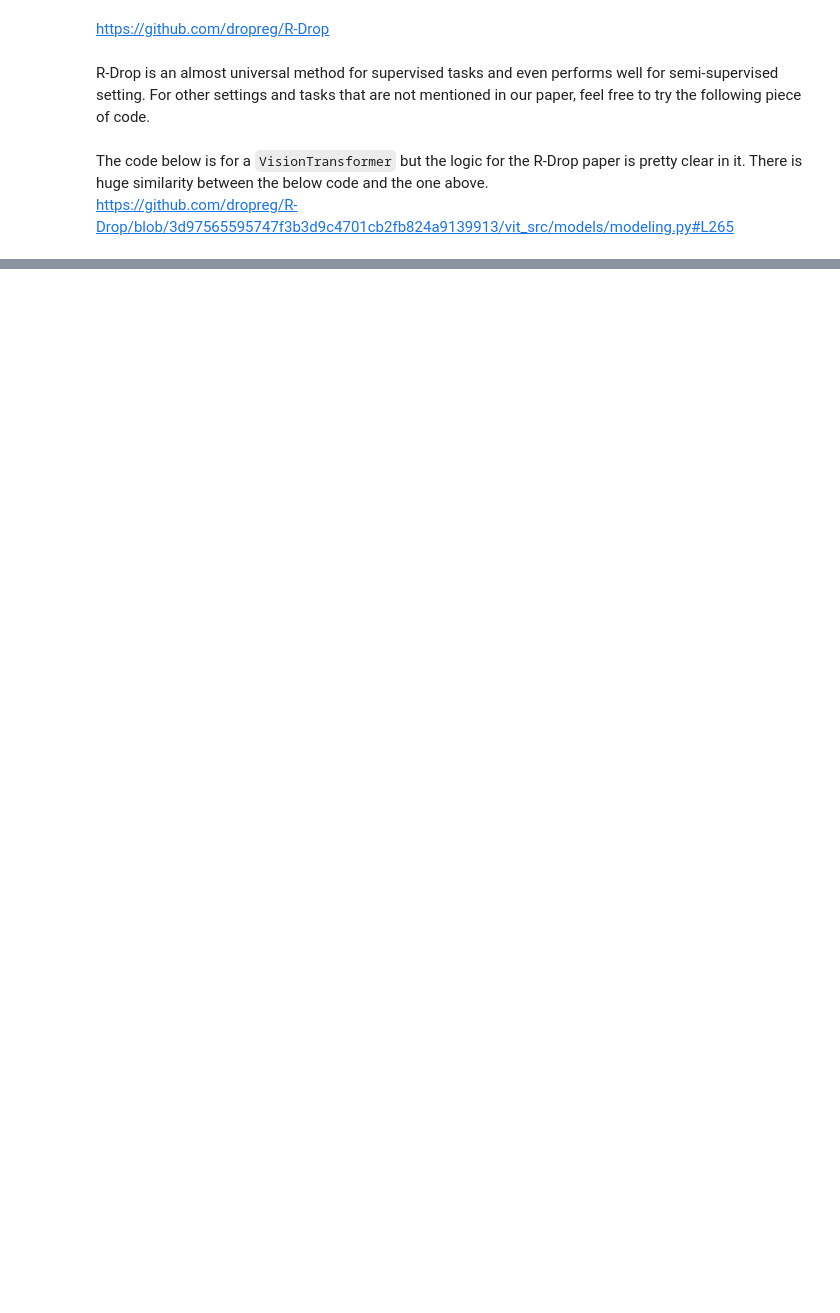
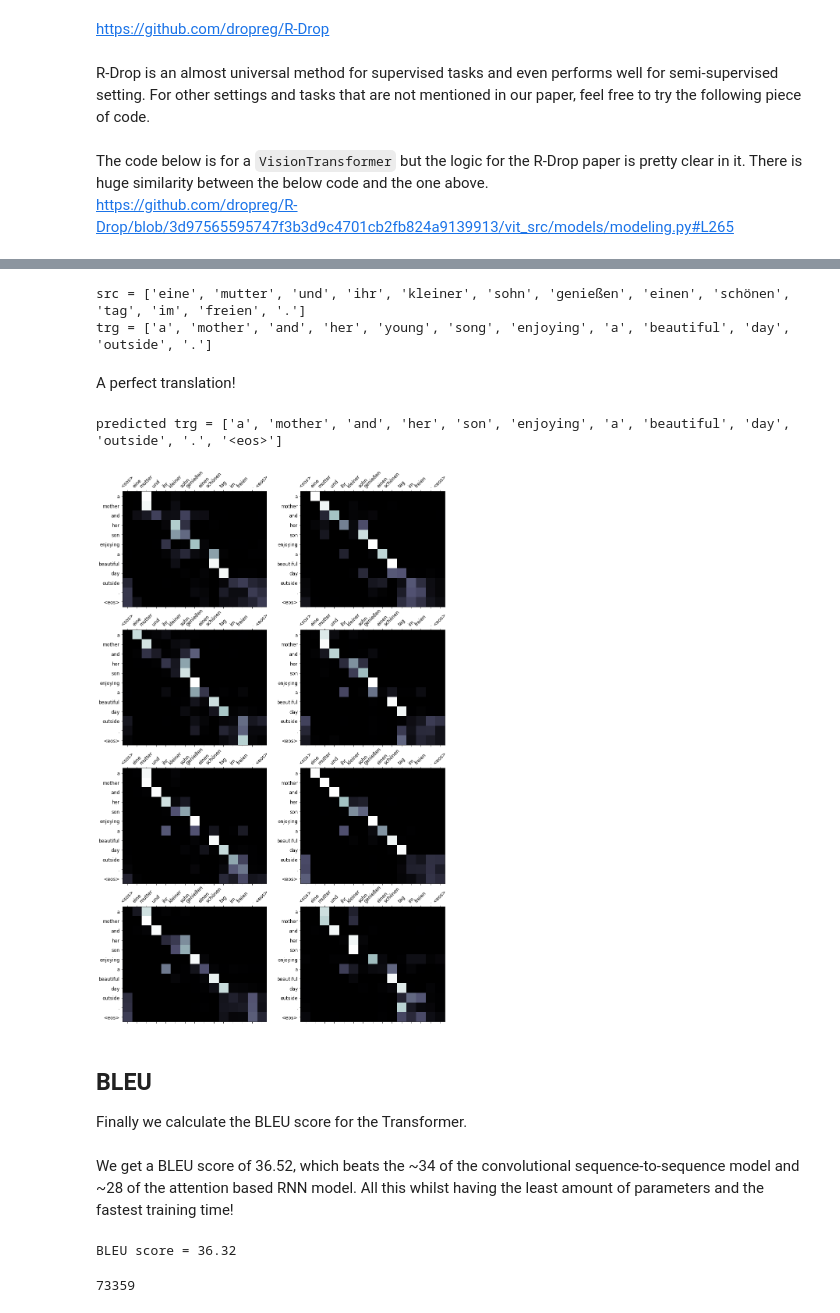
Before and after one commit to nickmnt/data, a Jupyter notebook: pytorch/implementations/R_Drop.ipynb, the cells around one changed output, grey strips where cells are left out. Saved outputs shown, nothing was run; the diff lists cells and outputs as text; code cells hidden in the pictures; blank space fills up the shorter version.

```diff
--- a/pytorch/implementations/R_Drop.ipynb
+++ b/pytorch/implementations/R_Drop.ipynb
@@ -73,0 +978,27 @@ def forward(self, x, labels=None):
+# %%
+example_idx = 10
+
+src = vars(test_data.examples[example_idx])['src']
+trg = vars(test_data.examples[example_idx])['trg']
+
+print(f'src = {src}')
+print(f'trg = {trg}')
+# %% [output]
+src = ['eine', 'mutter', 'und', 'ihr', 'kleiner', 'sohn', 'genießen', 'einen', 'schönen', 'tag', 'im', 'freien', '.']
+trg = ['a', 'mother', 'and', 'her', 'young', 'song', 'enjoying', 'a', 'beautiful', 'day', 'outside', '.']
+# %% [markdown]
+A perfect translation!
+# %%
+translation, attention = translate_sentence(src, SRC, TRG, model, device)
+
+print(f'predicted trg = {translation}')
+# %% [output]
+predicted trg = ['a', 'mother', 'and', 'her', 'son', 'enjoying', 'a', 'beautiful', 'day', 'outside', '.', '<eos>']
+# %%
+display_attention(src, translation, attention)
+# %% [output]
+[figure, added]
+# %% [markdown]
+## BLEU
+
+Finally we calculate the BLEU score for the Transformer.
@@ -73,0 +1027,14 @@ def forward(self, x, labels=None):
+# %% [markdown]
+We get a BLEU score of 36.52, which beats the ~34 of the convolutional sequence-to-sequence model and ~28 of the attention based RNN model. All this whilst having the least amount of parameters and the fastest training time!
+# %%
+bleu_score = calculate_bleu(test_data, SRC, TRG, model, device)
+
+print(f'BLEU score = {bleu_score*100:.2f}')
+# %% [output]
+BLEU score = 36.32
+# %%
+import gc
+
+gc.collect()
+# %% [output]
+73359
```
Also changed, not shown: parts of 74 cells of this notebook.
